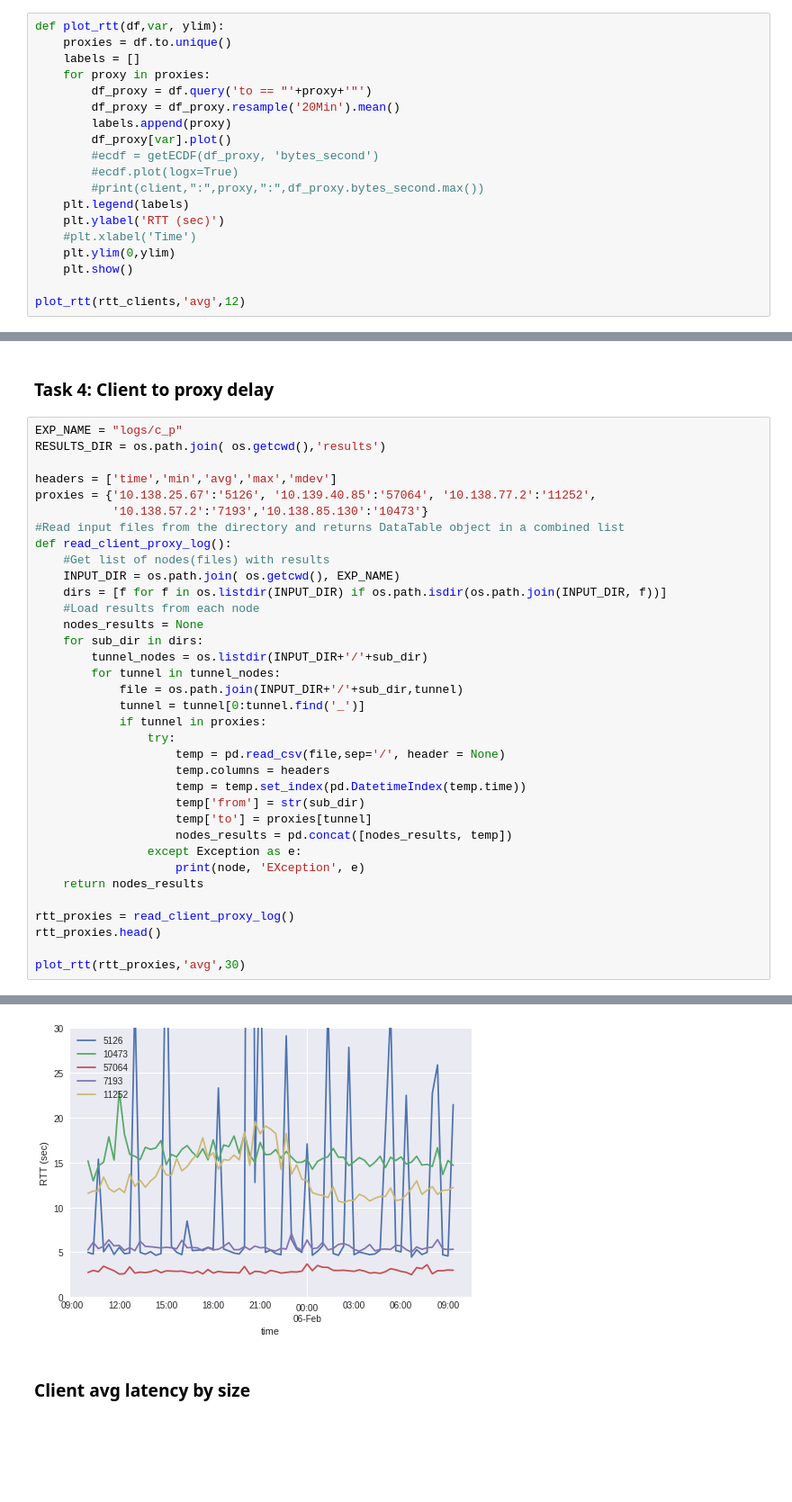
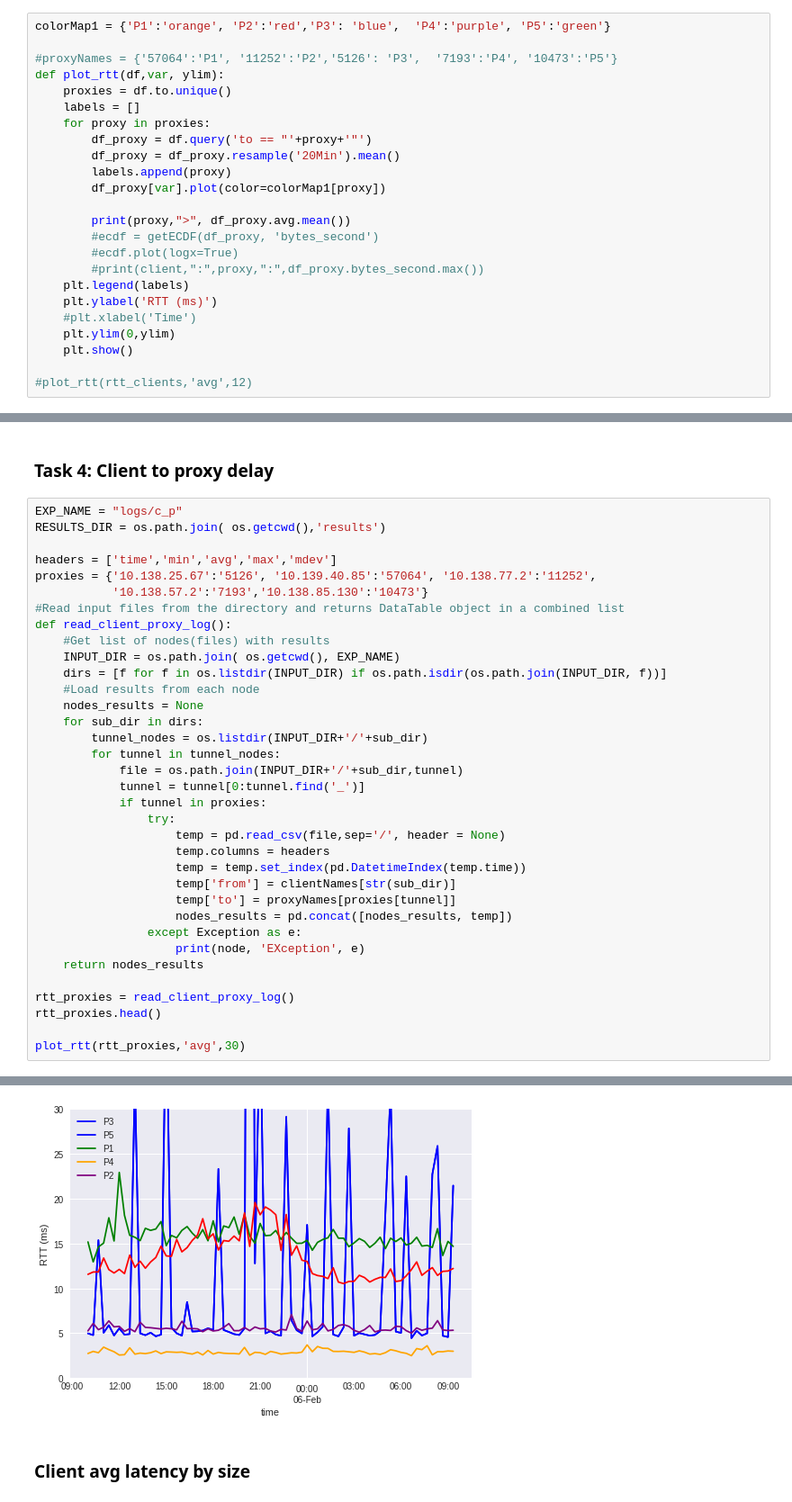
Before and after one commit to khulan8824/proxyTest, a Jupyter notebook: clientLogs.ipynb, the cells around one changed output, grey strips where cells are left out. Shown at 90% size. Saved outputs shown, nothing was run; the diff lists cells and outputs as text; blank space fills up the shorter version.

```diff
--- a/clientLogs.ipynb
+++ b/clientLogs.ipynb
@@ -331,6 +360,9 @@ rtt_clients.head()
 | 2018-02-05 10:26:00 | 2018-02-05 10:26 | 2.710 | 3.515 | 4.834 | 0.940 | 65 | 10.228.205.132 |
 | 2018-02-05 10:31:00 | 2018-02-05 10:31 | 3.342 | 10.646 | 23.341 | 9.011 | 65 | 10.228.205.132 |
 # %%
+colorMap1 = {'P1':'orange', 'P2':'red','P3': 'blue',  'P4':'purple', 'P5':'green'}
+
+#proxyNames = {'57064':'P1', '11252':'P2','5126': 'P3',  '7193':'P4', '10473':'P5'}
 def plot_rtt(df,var, ylim):
     proxies = df.to.unique()
     labels = []
@@ -338,14 +370,16 @@ def plot_rtt(df,var, ylim):
         df_proxy = df.query('to == "'+proxy+'"')
         df_proxy = df_proxy.resample('20Min').mean()
         labels.append(proxy)
-        df_proxy[var].plot()
+        df_proxy[var].plot(color=colorMap1[proxy])
+
+        print(proxy,">", df_proxy.avg.mean())
         #ecdf = getECDF(df_proxy, 'bytes_second')
         #ecdf.plot(logx=True)
         #print(client,":",proxy,":",df_proxy.bytes_second.max())
     plt.legend(labels)
-    plt.ylabel('RTT (sec)')
+    plt.ylabel('RTT (ms)')
     #plt.xlabel('Time')
     plt.ylim(0,ylim)
     plt.show()
 
-plot_rtt(rtt_clients,'avg',12)
+#plot_rtt(rtt_clients,'avg',12)
@@ -377,8 +409,8 @@ def read_client_proxy_log():
                     temp = pd.read_csv(file,sep='/', header = None)
                     temp.columns = headers
                     temp = temp.set_index(pd.DatetimeIndex(temp.time))
-                    temp['from'] = str(sub_dir)
-                    temp['to'] = proxies[tunnel]
+                    temp['from'] = clientNames[str(sub_dir)]
+                    temp['to'] = proxyNames[proxies[tunnel]]
                     nodes_results = pd.concat([nodes_results, temp])
                 except Exception as e:
                     print(node, 'EXception', e)
@@ -392,4 +429,4 @@ plot_rtt(rtt_proxies,'avg',30)
-[figure, old version]
+[figure, new version]
 # %% [markdown]
 ### Client avg latency by size
 # %%
```
Also changed, not shown: parts of 10 cells of this notebook.
